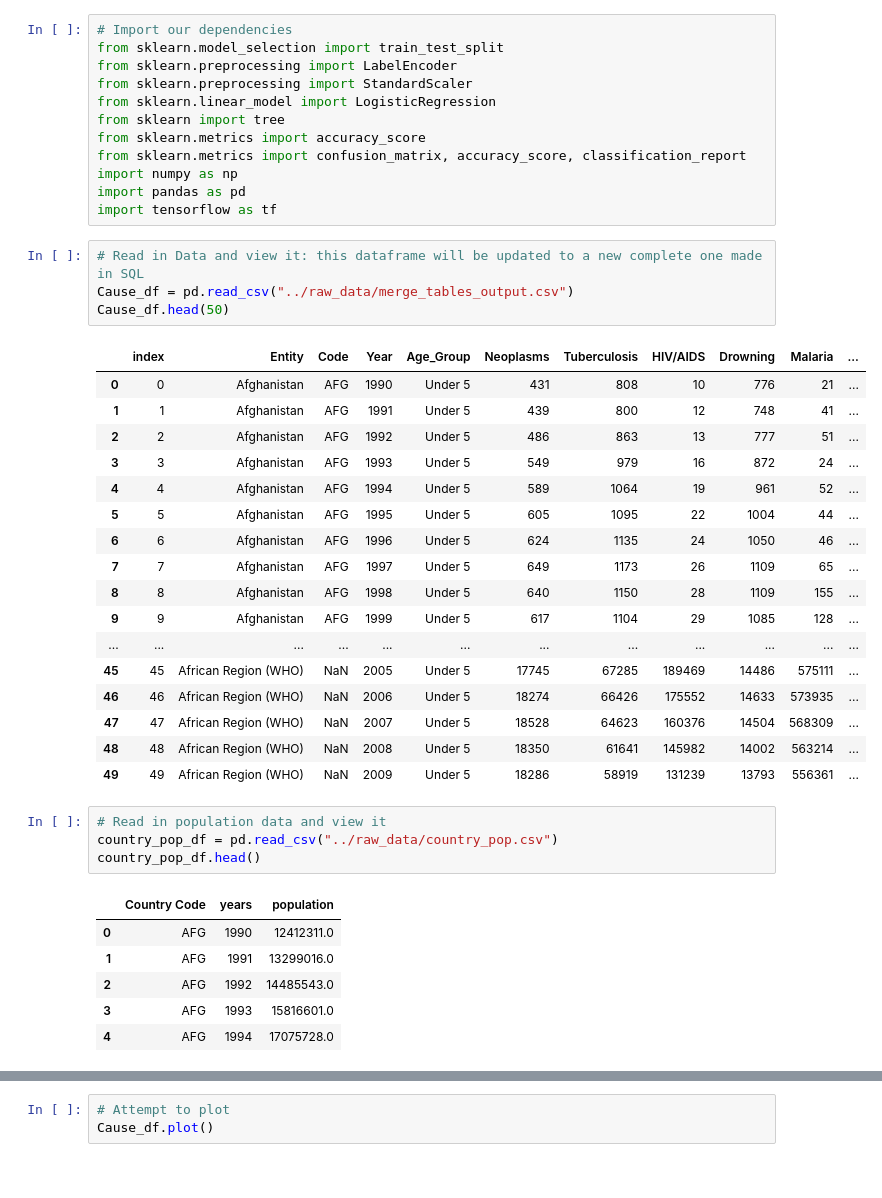
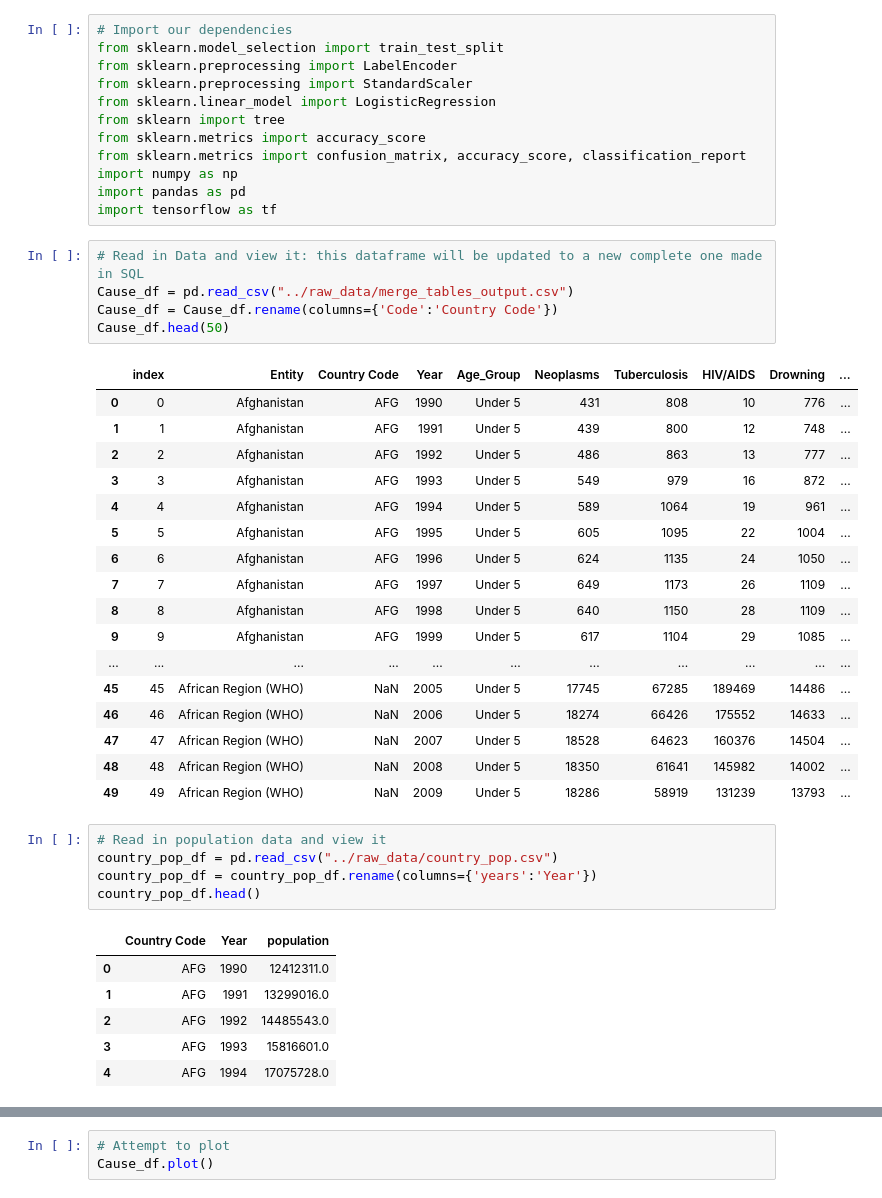
Before and after one commit to chgallegos/CAPSTONE-mortality-prediction, a Jupyter notebook: Machine_Learning/linear_module.ipynb, the cells around one changed output, grey strips where cells are left out. Saved outputs shown, nothing was run; the diff lists cells and outputs as text.

Commit message:
merged the country population and cause of death data frames

```diff
--- a/Machine_Learning/linear_module.ipynb
+++ b/Machine_Learning/linear_module.ipynb
@@ -22,31 +22,33 @@ import tensorflow as tf
 # %%
 # Read in Data and view it: this dataframe will be updated to a new complete one made in SQL
 Cause_df = pd.read_csv("../raw_data/merge_tables_output.csv")
+Cause_df = Cause_df.rename(columns={'Code':'Country Code'})
 Cause_df.head(50)
 # %% [output]
-|  | index | Entity | Code | Year | Age_Group | Neoplasms | Tuberculosis | HIV/AIDS | Drowning | Malaria | ... |
-| 0 | 0 | Afghanistan | AFG | 1990 | Under 5 | 431 | 808 | 10 | 776 | 21 | ... |
-| 1 | 1 | Afghanistan | AFG | 1991 | Under 5 | 439 | 800 | 12 | 748 | 41 | ... |
-| 2 | 2 | Afghanistan | AFG | 1992 | Under 5 | 486 | 863 | 13 | 777 | 51 | ... |
-| 3 | 3 | Afghanistan | AFG | 1993 | Under 5 | 549 | 979 | 16 | 872 | 24 | ... |
-| 4 | 4 | Afghanistan | AFG | 1994 | Under 5 | 589 | 1064 | 19 | 961 | 52 | ... |
-| 5 | 5 | Afghanistan | AFG | 1995 | Under 5 | 605 | 1095 | 22 | 1004 | 44 | ... |
-| 6 | 6 | Afghanistan | AFG | 1996 | Under 5 | 624 | 1135 | 24 | 1050 | 46 | ... |
-| 7 | 7 | Afghanistan | AFG | 1997 | Under 5 | 649 | 1173 | 26 | 1109 | 65 | ... |
-| 8 | 8 | Afghanistan | AFG | 1998 | Under 5 | 640 | 1150 | 28 | 1109 | 155 | ... |
-| 9 | 9 | Afghanistan | AFG | 1999 | Under 5 | 617 | 1104 | 29 | 1085 | 128 | ... |
-| ... | ... | ... | ... | ... | ... | ... | ... | ... | ... | ... | ... |
-| 45 | 45 | African Region (WHO) | NaN | 2005 | Under 5 | 17745 | 67285 | 189469 | 14486 | 575111 | ... |
-| 46 | 46 | African Region (WHO) | NaN | 2006 | Under 5 | 18274 | 66426 | 175552 | 14633 | 573935 | ... |
-| 47 | 47 | African Region (WHO) | NaN | 2007 | Under 5 | 18528 | 64623 | 160376 | 14504 | 568309 | ... |
-| 48 | 48 | African Region (WHO) | NaN | 2008 | Under 5 | 18350 | 61641 | 145982 | 14002 | 563214 | ... |
-| 49 | 49 | African Region (WHO) | NaN | 2009 | Under 5 | 18286 | 58919 | 131239 | 13793 | 556361 | ... |
+|  | index | Entity | Country Code | Year | Age_Group | Neoplasms | Tuberculosis | HIV/AIDS | Drowning | ... |
+| 0 | 0 | Afghanistan | AFG | 1990 | Under 5 | 431 | 808 | 10 | 776 | ... |
+| 1 | 1 | Afghanistan | AFG | 1991 | Under 5 | 439 | 800 | 12 | 748 | ... |
+| 2 | 2 | Afghanistan | AFG | 1992 | Under 5 | 486 | 863 | 13 | 777 | ... |
+| 3 | 3 | Afghanistan | AFG | 1993 | Under 5 | 549 | 979 | 16 | 872 | ... |
+| 4 | 4 | Afghanistan | AFG | 1994 | Under 5 | 589 | 1064 | 19 | 961 | ... |
+| 5 | 5 | Afghanistan | AFG | 1995 | Under 5 | 605 | 1095 | 22 | 1004 | ... |
+| 6 | 6 | Afghanistan | AFG | 1996 | Under 5 | 624 | 1135 | 24 | 1050 | ... |
+| 7 | 7 | Afghanistan | AFG | 1997 | Under 5 | 649 | 1173 | 26 | 1109 | ... |
+| 8 | 8 | Afghanistan | AFG | 1998 | Under 5 | 640 | 1150 | 28 | 1109 | ... |
+| 9 | 9 | Afghanistan | AFG | 1999 | Under 5 | 617 | 1104 | 29 | 1085 | ... |
+| ... | ... | ... | ... | ... | ... | ... | ... | ... | ... | ... |
+| 45 | 45 | African Region (WHO) | NaN | 2005 | Under 5 | 17745 | 67285 | 189469 | 14486 | ... |
+| 46 | 46 | African Region (WHO) | NaN | 2006 | Under 5 | 18274 | 66426 | 175552 | 14633 | ... |
+| 47 | 47 | African Region (WHO) | NaN | 2007 | Under 5 | 18528 | 64623 | 160376 | 14504 | ... |
+| 48 | 48 | African Region (WHO) | NaN | 2008 | Under 5 | 18350 | 61641 | 145982 | 14002 | ... |
+| 49 | 49 | African Region (WHO) | NaN | 2009 | Under 5 | 18286 | 58919 | 131239 | 13793 | ... |
 # %%
 # Read in population data and view it
 country_pop_df = pd.read_csv("../raw_data/country_pop.csv")
+country_pop_df = country_pop_df.rename(columns={'years':'Year'})
 country_pop_df.head()
 # %% [output]
-|  | Country Code | years | population |
+|  | Country Code | Year | population |
 | 0 | AFG | 1990 | 12412311.0 |
 | 1 | AFG | 1991 | 13299016.0 |
 | 2 | AFG | 1992 | 14485543.0 |
```
Also changed, not shown: parts of 1 cell of this notebook.
